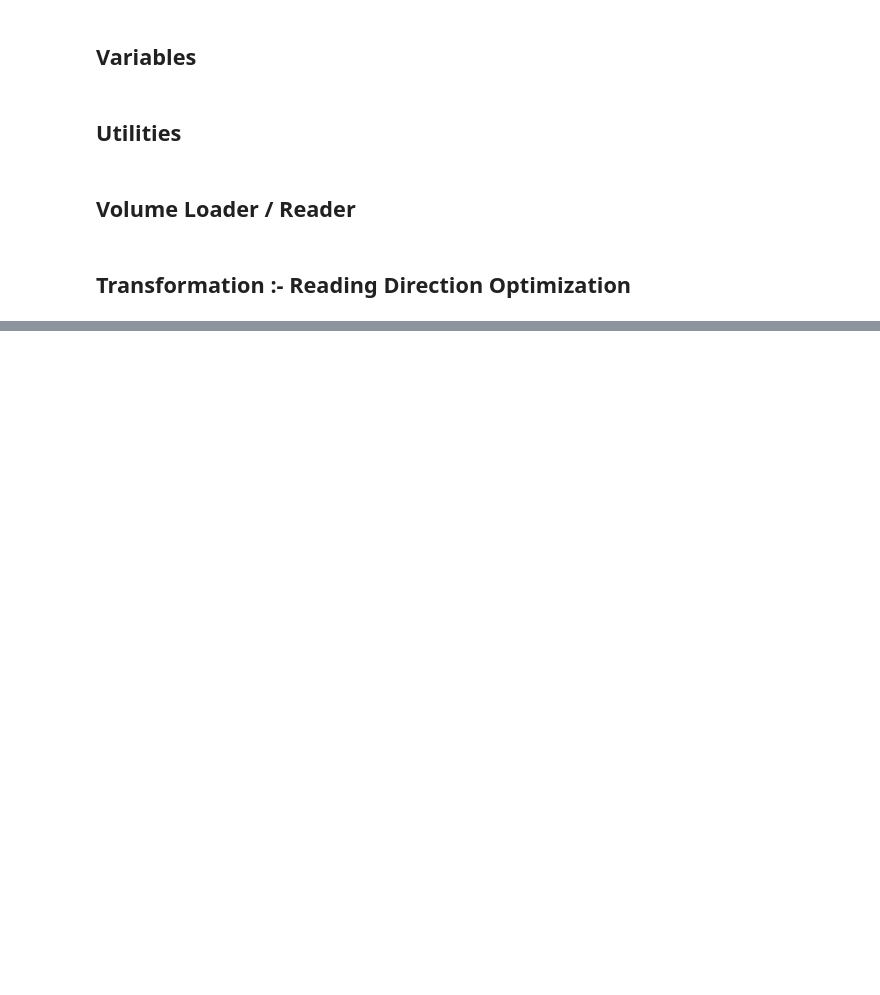
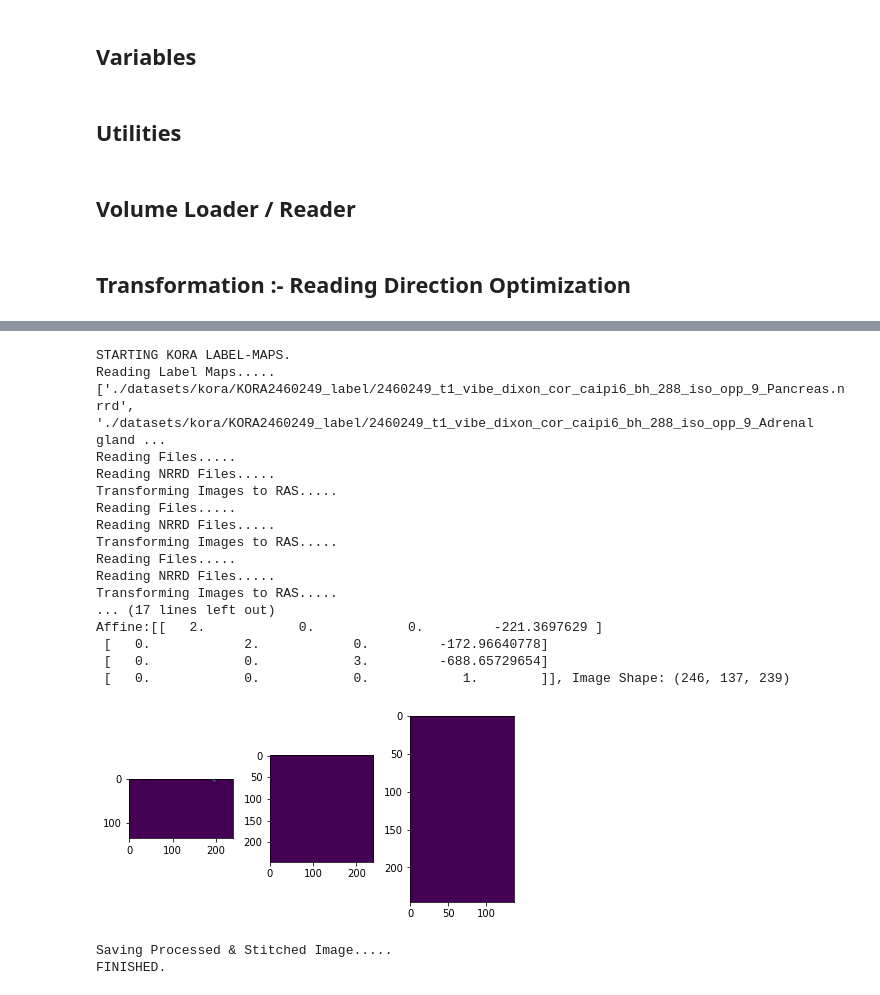
Before and after one commit to ai-med/AbdomenNet, a Jupyter notebook: quickNAT_pytorch/create_datasets/data preprocessing.ipynb, the cells around one changed output, grey strips where cells are left out. Drawn from its saved outputs; the diff is of its cells as text; code cells hidden in the pictures; blank space fills up the shorter version.

```diff
--- a/quickNAT_pytorch/create_datasets/data preprocessing.ipynb
+++ b/quickNAT_pytorch/create_datasets/data preprocessing.ipynb
@@ -251,0 +236,62 @@ save_volume(img, 'ukb_processed')
+# %%
+# file_structure = [[[v1,v2],[l1,l2,l3,l4,l5,l6,l7,l8],[...]]
+print("STARTING KORA LABEL-MAPS.")
+print('Reading Label Maps.....')
+label_files_to_read_list = glob.glob('./datasets/kora/KORA2460249_label/**')
+print(label_files_to_read_list)
+
+img_ras_list = []
+img_ras_sampled_combined_labelmap = None
+header, affine = None, None
+for lidx, label_file_to_read in enumerate(label_files_to_read_list):
+    img_ras = read_ras(label_file_to_read)
+    mode='nearest'
+    img_ras_sampled = resample_from_to(img_ras, [img_ras_sampled_combined.shape, img_ras_sampled_combined.affine])
+#     resample_to_output(img_ras, TARGET_RESOLUTION, order=3, mode=mode, cval=0.0)
+    save_volume(img_ras_sampled, f'kora_labelmap_{lidx}')
+    labelmap = img_ras_sampled.get_fdata()
+    labelmap = np.multiply(lidx, labelmap)
+    if header is None or affine is None:
+        header = img_ras_sampled.header
+        affine = img_ras_sampled.affine
+
+    if img_ras_sampled_combined_labelmap is None:
+        img_ras_sampled_combined_labelmap = labelmap
+    else:
+        img_ras_sampled_combined_labelmap = np.add(img_ras_sampled_combined_labelmap, labelmap)
+
+img_ras_sampled_combined_labelmap = nb.Nifti1Image(img_ras_sampled_combined_labelmap, affine, header)
+#     img_ras_list.append(img_ras_sampled)
+
+print('Merging/Stitching Label-Maps.....')
+# img_ras_sampled_combined_labelmap = multi_vol_stitching(img_ras, True)
+
+# img_ras_sampled_combined_labelmap = nb.funcs.concat_images(img_ras_list, axis=2)
+
+print('Viewing Stitched Images.....')
+volume_3_view_viewer(get_volume_data(img_ras_sampled_combined_labelmap))
+
+print('Saving Processed & Stitched Image.....')
+save_volume(img_ras_sampled_combined_labelmap, 'kora_ras_sampled_stitched_labelmap')
+print('FINISHED.')
+# %% [output]
+STARTING KORA LABEL-MAPS.
+Reading Label Maps.....
+['./datasets/kora/KORA2460249_label/2460249_t1_vibe_dixon_cor_caipi6_bh_288_iso_opp_9_Pancreas.nrrd', './datasets/kora/KORA2460249_label/2460249_t1_vibe_dixon_cor_caipi6_bh_288_iso_opp_9_Adrenal gland ...
+Reading Files.....
+Reading NRRD Files.....
+Transforming Images to RAS.....
+Reading Files.....
+Reading NRRD Files.....
+Transforming Images to RAS.....
+Reading Files.....
+Reading NRRD Files.....
+Transforming Images to RAS.....
+... (17 lines left out)
+Affine:[[   2.            0.            0.         -221.3697629 ]
+ [   0.            2.            0.         -172.96640778]
+ [   0.            0.            3.         -688.65729654]
+ [   0.            0.            0.            1.        ]], Image Shape: (246, 137, 239)
+[figure, added]
+Saving Processed & Stitched Image.....
+FINISHED.
```
Also changed, not shown: parts of 18 cells of this notebook.
